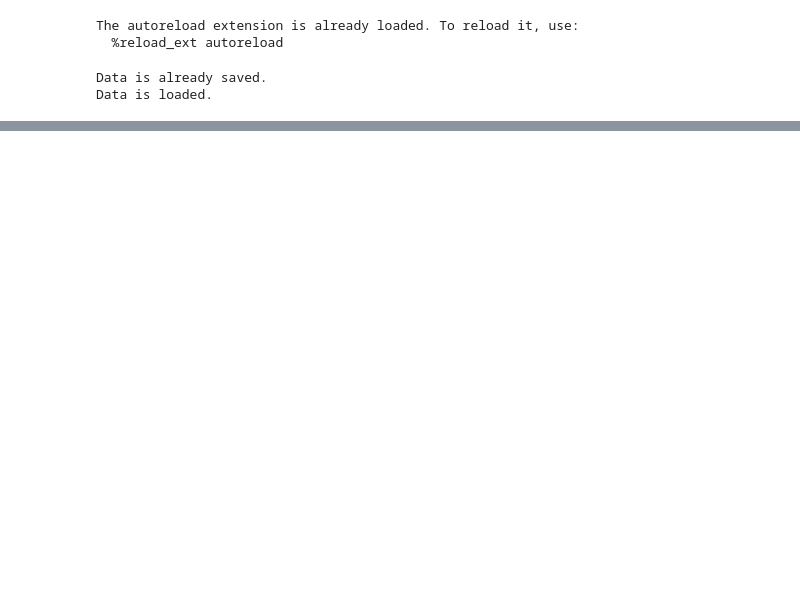
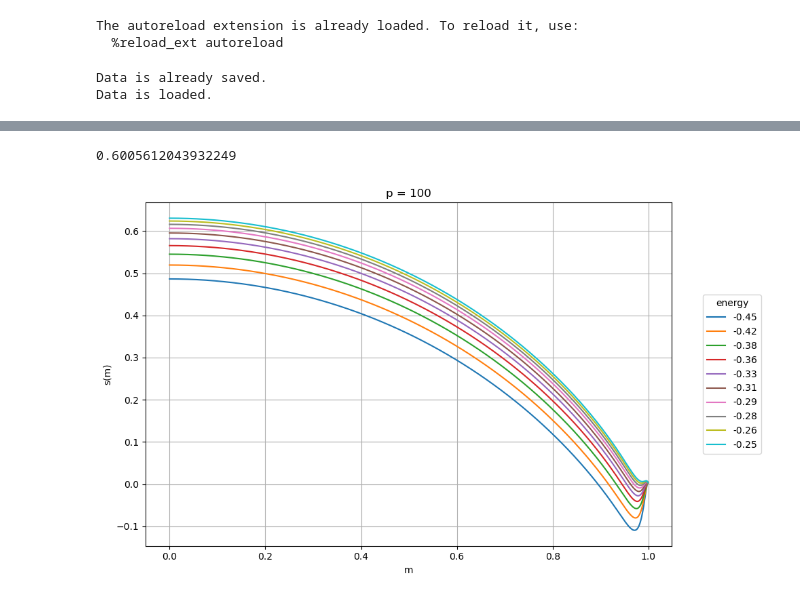
Before and after one commit to mvilucchio/fixed-energy-slice, a Jupyter notebook: Annealed_vs_RS_Ising.ipynb, the cells around one changed output, grey strips where cells are left out. Saved outputs shown, nothing was run; the diff lists cells and outputs as text; code cells hidden in the pictures; blank space fills up the shorter version.

```diff
--- a/Annealed_vs_RS_Ising.ipynb
+++ b/Annealed_vs_RS_Ising.ipynb
@@ -92,0 +94,32 @@ plt.savefig(
+# %%
+0.5/np.sqrt(np.log(2))
+# %% [output]
+0.6005612043932249
+# %%
+p = 100
+n_points_m = 1_000
+n_points_T = 10
+
+Teqs = np.linspace(1.1,2, n_points_T)
+es = -1 / (2 * Teqs)
+# %%
+s_anneald = np.empty((len(Teqs), len(ms)))
+for jdx, e in enumerate(tqdm(es, desc="Annealed")):
+    for idx, m in enumerate(ms):
+        s_anneald[jdx, idx] = annealed_entropy(m, e, p)
+# %%
+plt.figure(figsize=(10,6))
+plt.title(f"p = {p:d}")
+for i, e in enumerate(es):
+    plt.plot(ms, s_anneald[i], color=f'C{i}', label=f'{es[i]:.2f}')
+
+plt.xlabel('m')
+plt.ylabel(r's(m)')
+lgd = plt.legend(loc="center left", bbox_to_anchor=(1.05, 0.5), title="energy")
+plt.grid()
+#plt.xlim(0.95, 1)
+#plt.ylim(-0.05, 0.1)
+
+plt.tight_layout()
+# %% [output]
+[figure, added]
```
Also changed, not shown: parts of 7 cells of this notebook, 4 other files.
